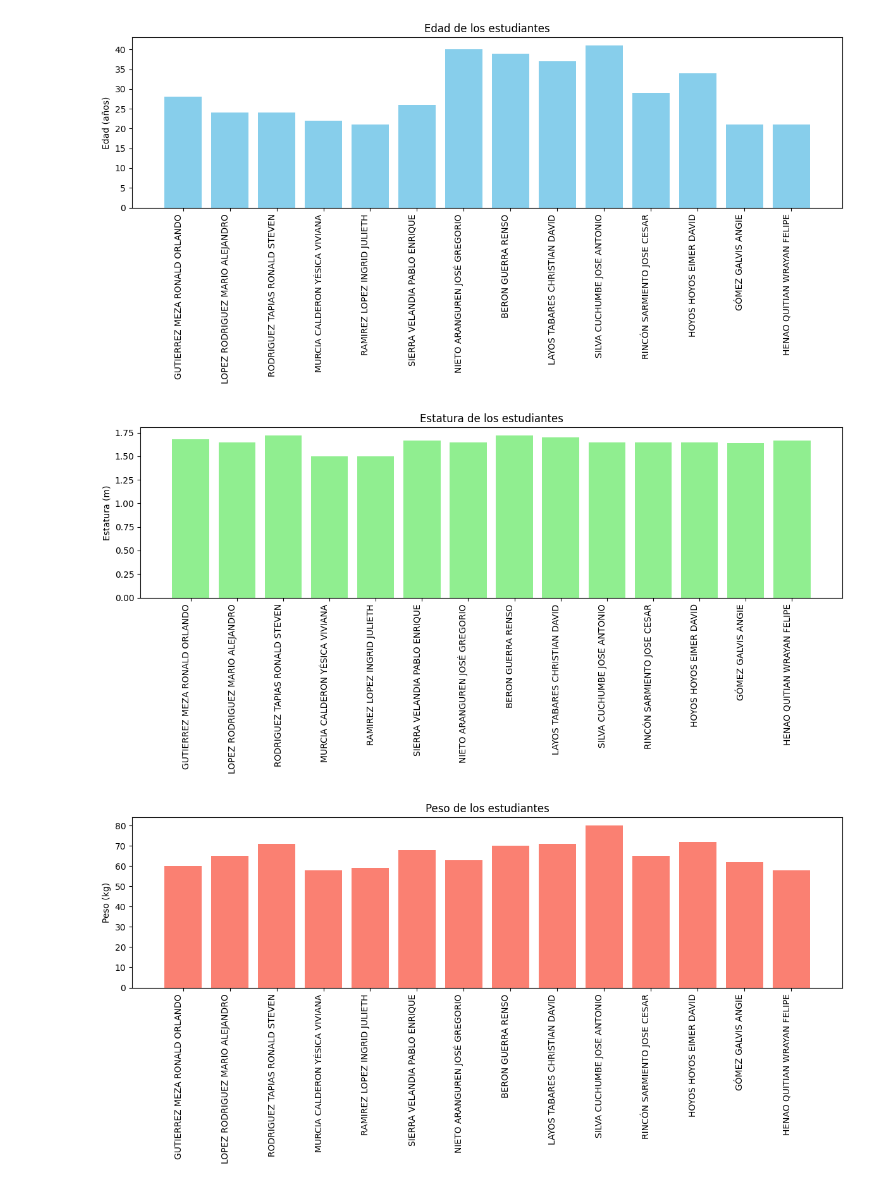
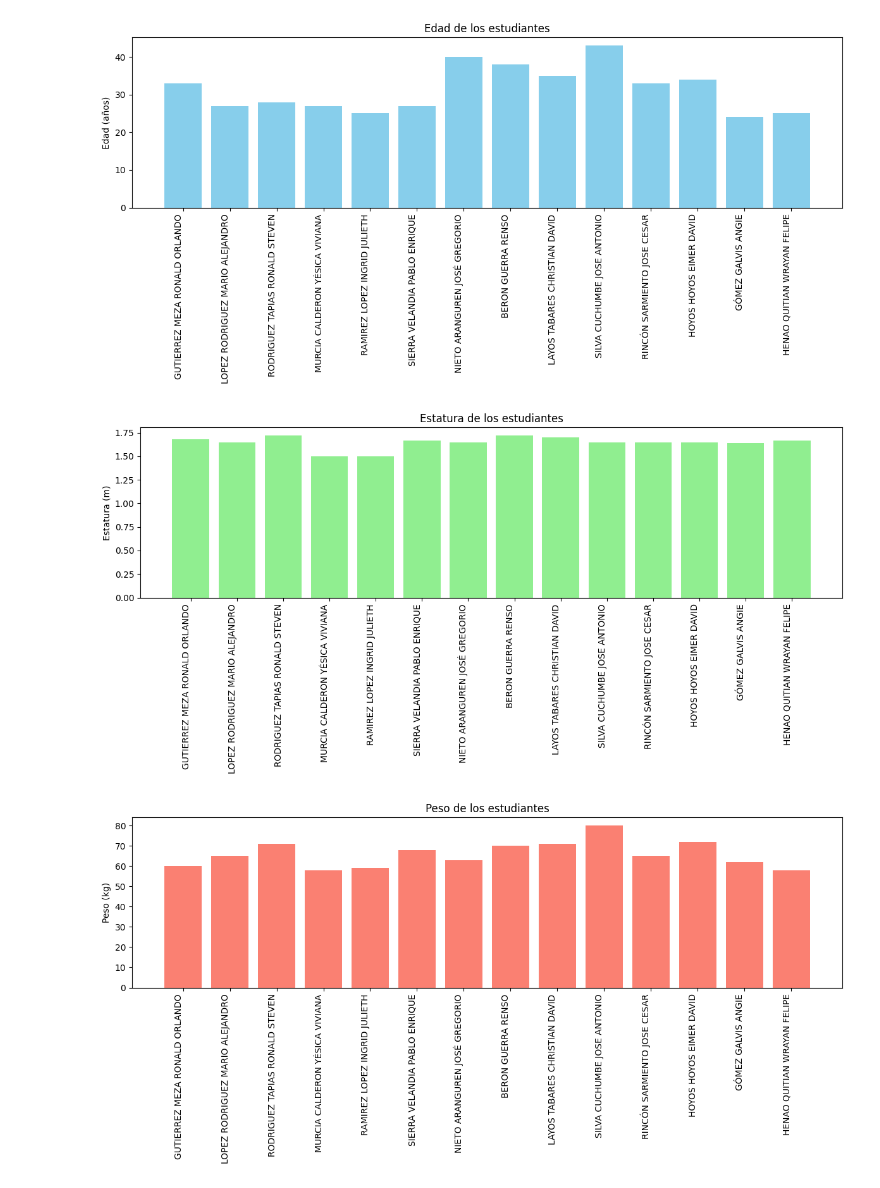
Before and after one commit to eimerhoyoshoyos-dev/grupo_5, a Jupyter notebook: Trabajo_telematica.ipynb, the cells around one changed output. Saved outputs shown, nothing was run; the diff lists cells and outputs as text; code cells hidden in the pictures.

Commit message:
Creado con Colab se modifica edad

```diff
--- a/Trabajo_telematica.ipynb
+++ b/Trabajo_telematica.ipynb
@@ -3,7 +3,7 @@
 # %%
 # Solo copia y pega esta celda en tu notebook y ejecútala.
 # Para modificar los datos, edita directamente el diccionario `data`.
-#modificacion rincon
+# modificacion rincon
 
 import pandas as pd
 import matplotlib.pyplot as plt
@@ -25,34 +25,34 @@ data = {
         'SILVA CUCHUMBE JOSE ANTONIO',
         'RINCÓN SARMIENTO JOSE CESAR',
         'HOYOS HOYOS EIMER DAVID',
         'GÓMEZ GALVIS ANGIE',
         'HENAO QUITIAN WRAYAN FELIPE'
     ],
-    'Edad':    [28, 24, 24, 22, 21, 26, 40, 39, 37, 41, 29, 34, 21, 21],
+    'Edad':    [33, 27, 28, 27, 25, 27, 40, 38, 35, 43, 33, 34, 24, 25],
     'Estatura':[1.68, 1.65, 1.72, 1.50, 1.50, 1.67, 1.65, 1.72, 1.70, 1.65, 1.65, 1.65, 1.64, 1.67],
     'Peso':    [60, 65, 71, 58, 59, 68, 63, 70, 71, 80, 65, 72, 62, 58]
 }
 
 # Crear DataFrame
 df = pd.DataFrame(data)
 
 # Función auxiliar para graficar
 def plot_barras(columna, color, ylabel, title):
     plt.figure(figsize=(12, 6))
     plt.bar(df['Nombre'], df[columna], color=color)
     plt.xticks(rotation=90, ha='right')
     plt.ylabel(ylabel)
     plt.title(title)
     plt.tight_layout()
     plt.show()
 
 # ————————————————————————
 # 2) GRAFICA CADA VARIABLE
 # ————————————————————————
 plot_barras('Edad',    'skyblue',    'Edad (años)',         'Edad de los estudiantes')
 plot_barras('Estatura','lightgreen', 'Estatura (m)',        'Estatura de los estudiantes')
 plot_barras('Peso',    'salmon',     'Peso (kg)',           'Peso de los estudiantes')
 # %% [output]
-[figure, old version]
+[figure, new version]
 [figure]
 [figure]
```
